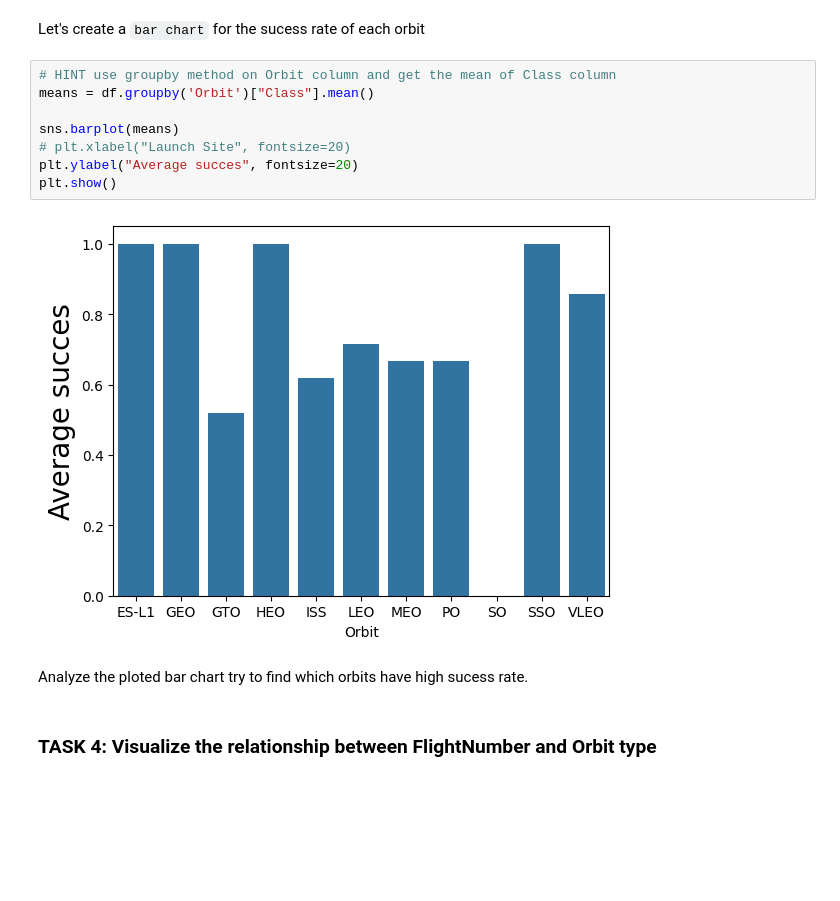
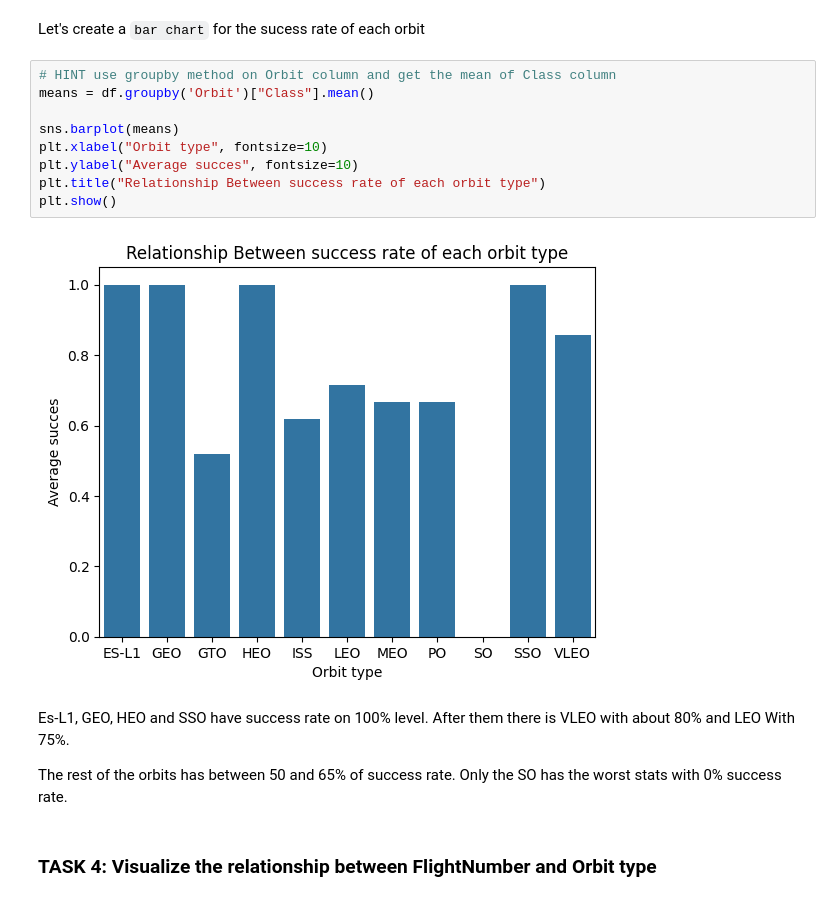
Before and after one commit to SzewczykSzy/IBM_DS_Project, a Jupyter notebook: jupyter-labs-eda-dataviz.ipynb, the cells around one changed output. Cells and saved outputs as stored; diff of their text form; blank space fills up the shorter version.

```diff
--- a/jupyter-labs-eda-dataviz.ipynb
+++ b/jupyter-labs-eda-dataviz.ipynb
@@ -114,15 +120,18 @@ Let's create a `bar chart` for the sucess rate of each orbit
 # %%
 # HINT use groupby method on Orbit column and get the mean of Class column
 means = df.groupby('Orbit')["Class"].mean()
 
 sns.barplot(means)
-# plt.xlabel("Launch Site", fontsize=20)
-plt.ylabel("Average succes", fontsize=20)
+plt.xlabel("Orbit type", fontsize=10)
+plt.ylabel("Average succes", fontsize=10)
+plt.title("Relationship Between success rate of each orbit type")
 plt.show()
 # %% [output]
-[figure, old version]
+[figure, new version]
 # %% [markdown]
-Analyze the ploted bar chart try to find which orbits have high sucess rate.
+Es-L1, GEO, HEO and SSO have success rate on 100% level. After them there is VLEO with about 80% and LEO With 75%.
+
+The rest of the orbits has between 50 and 65% of success rate. Only the SO has the worst stats with 0% success rate.
 # %% [markdown]
 ### TASK  4: Visualize the relationship between FlightNumber and Orbit type
 # %% [markdown]
```
Also changed, not shown: parts of 8 cells of this notebook, 6 other files.
